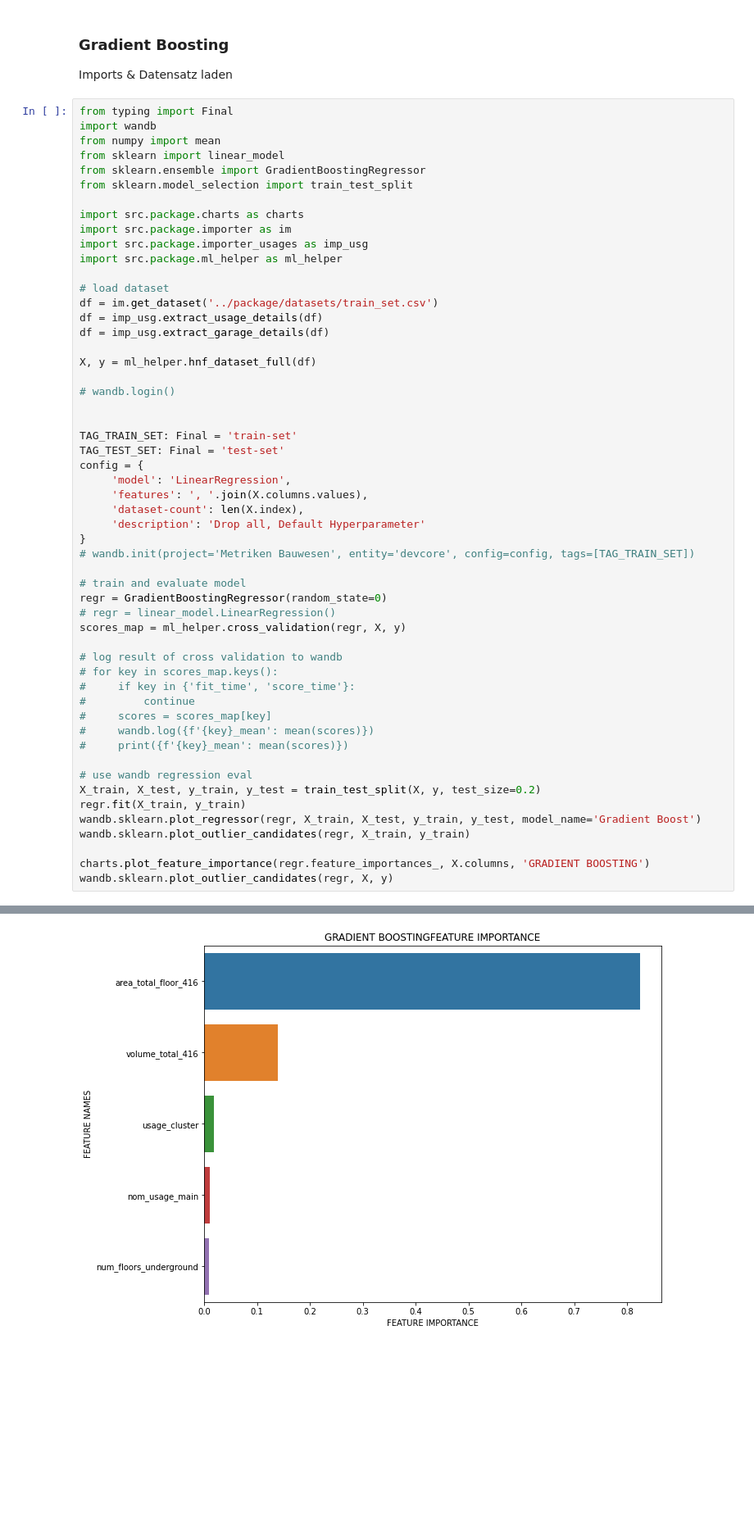
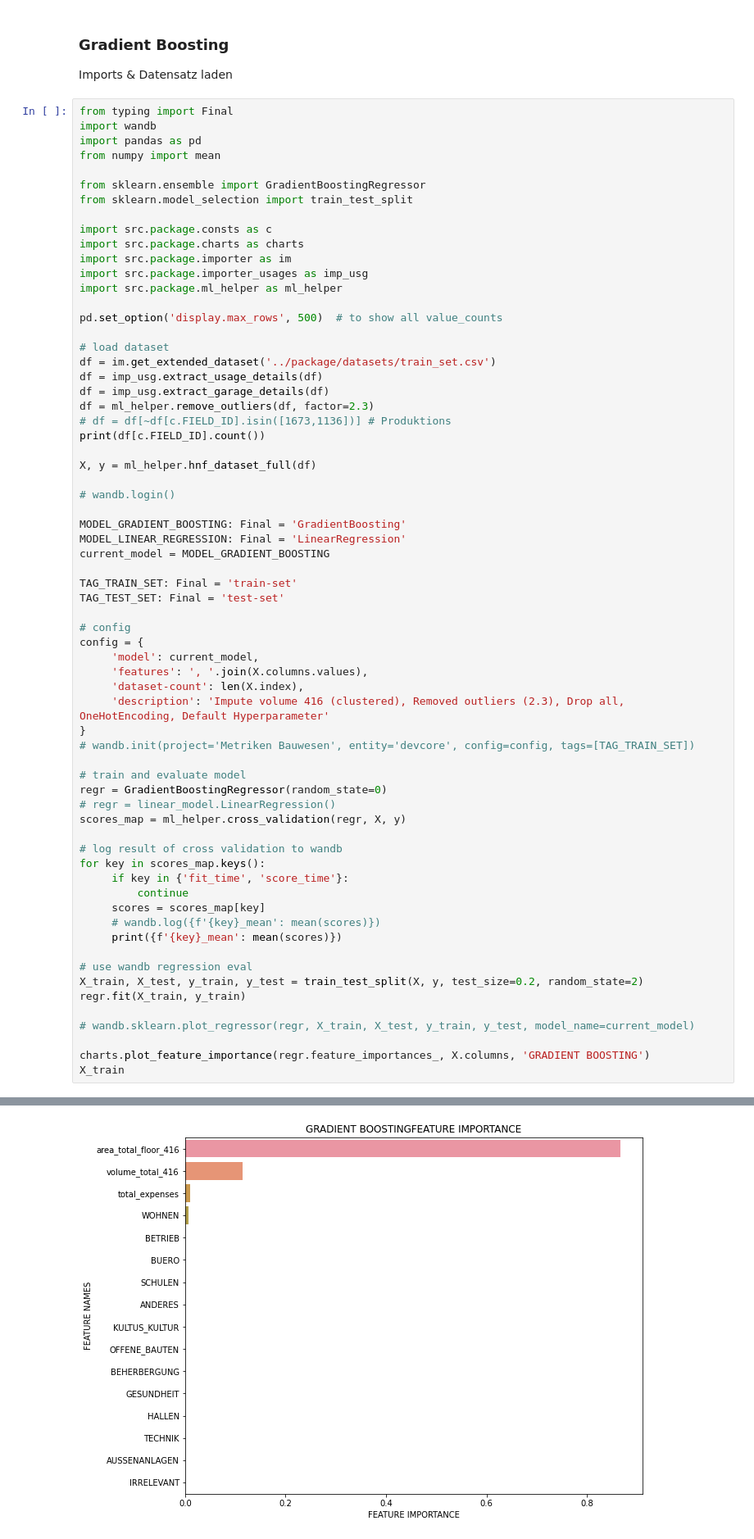
Before and after one commit to FHNW-RW/ip5-metriken-bauwesen, a Jupyter notebook: src/weight_and_bias/wandb.ipynb, the cells around one changed output, grey strips where cells are left out. Shown at 82% size. Cells and saved outputs as stored; diff of their text form; blank space fills up the shorter version.

Commit message:
- try out different features for model - hyperparameter tuning

```diff
--- a/src/weight_and_bias/wandb.ipynb
+++ b/src/weight_and_bias/wandb.ipynb
@@ -14,33 +14,45 @@ Imports & Datensatz laden
 # %%
 from typing import Final
 import wandb
+import pandas as pd
 from numpy import mean
-from sklearn import linear_model
+
 from sklearn.ensemble import GradientBoostingRegressor
 from sklearn.model_selection import train_test_split
 
+import src.package.consts as c
 import src.package.charts as charts
 import src.package.importer as im
 import src.package.importer_usages as imp_usg
 import src.package.ml_helper as ml_helper
 
+pd.set_option('display.max_rows', 500)  # to show all value_counts
+
 # load dataset
-df = im.get_dataset('../package/datasets/train_set.csv')
+df = im.get_extended_dataset('../package/datasets/train_set.csv')
 df = imp_usg.extract_usage_details(df)
 df = imp_usg.extract_garage_details(df)
+df = ml_helper.remove_outliers(df, factor=2.3)
+# df = df[~df[c.FIELD_ID].isin([1673,1136])] # Produktions
+print(df[c.FIELD_ID].count())
 
 X, y = ml_helper.hnf_dataset_full(df)
 
 # wandb.login()
 
+MODEL_GRADIENT_BOOSTING: Final = 'GradientBoosting'
+MODEL_LINEAR_REGRESSION: Final = 'LinearRegression'
+current_model = MODEL_GRADIENT_BOOSTING
 
 TAG_TRAIN_SET: Final = 'train-set'
 TAG_TEST_SET: Final = 'test-set'
+
+# config
 config = {
-     'model': 'LinearRegression',
+     'model': current_model,
      'features': ', '.join(X.columns.values),
      'dataset-count': len(X.index),
-     'description': 'Drop all, Default Hyperparameter'
+     'description': 'Impute volume 416 (clustered), Removed outliers (2.3), Drop all, OneHotEncoding, Default Hyperparameter'
 }
 # wandb.init(project='Metriken Bauwesen', entity='devcore', config=config, tags=[TAG_TRAIN_SET])
 
@@ -50,19 +62,19 @@ regr = GradientBoostingRegressor(random_state=0)
 scores_map = ml_helper.cross_validation(regr, X, y)
 
 # log result of cross validation to wandb
-# for key in scores_map.keys():
-#     if key in {'fit_time', 'score_time'}:
-#         continue
-#     scores = scores_map[key]
-#     wandb.log({f'{key}_mean': mean(scores)})
-#     print({f'{key}_mean': mean(scores)})
+for key in scores_map.keys():
+     if key in {'fit_time', 'score_time'}:
+         continue
+     scores = scores_map[key]
+     # wandb.log({f'{key}_mean': mean(scores)})
+     print({f'{key}_mean': mean(scores)})
 
 # use wandb regression eval
-X_train, X_test, y_train, y_test = train_test_split(X, y, test_size=0.2)
+X_train, X_test, y_train, y_test = train_test_split(X, y, test_size=0.2, random_state=2)
 regr.fit(X_train, y_train)
-wandb.sklearn.plot_regressor(regr, X_train, X_test, y_train, y_test, model_name='Gradient Boost')
-wandb.sklearn.plot_outlier_candidates(regr, X_train, y_train)
+
+# wandb.sklearn.plot_regressor(regr, X_train, X_test, y_train, y_test, model_name=current_model)
 
 charts.plot_feature_importance(regr.feature_importances_, X.columns, 'GRADIENT BOOSTING')
-wandb.sklearn.plot_outlier_candidates(regr, X, y)
+X_train
 # %% [output]
@@ -78 +104 @@ wandb: Logged residuals.
-[figure, old version]
+[figure, new version]
```
Also changed, not shown: parts of 1 cell of this notebook, 3 other files.
